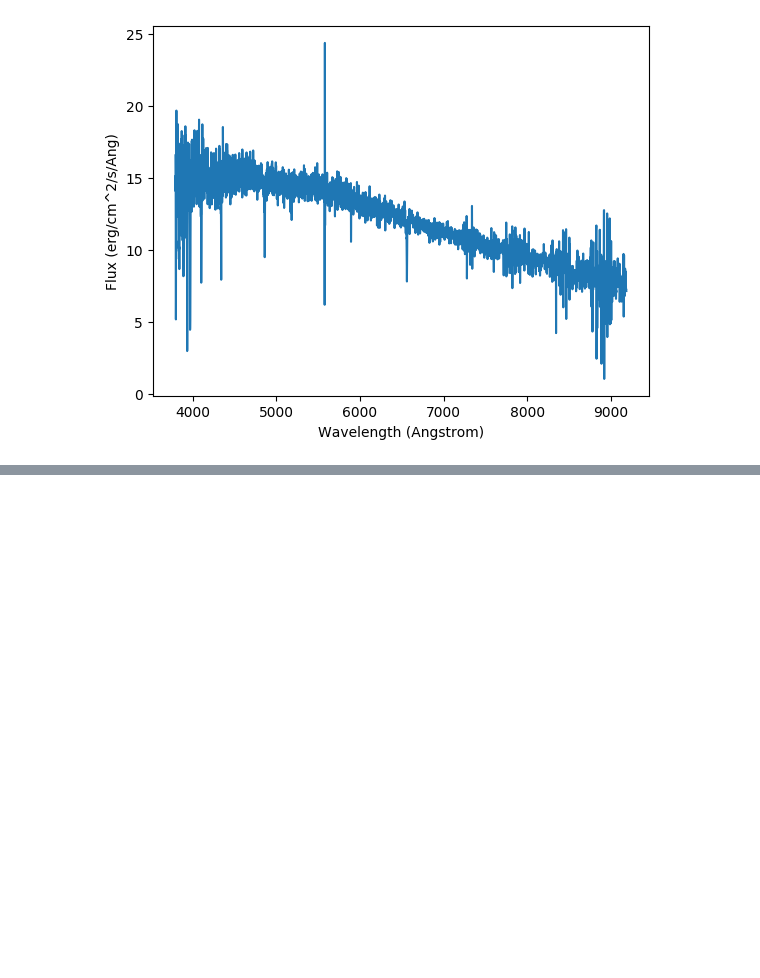
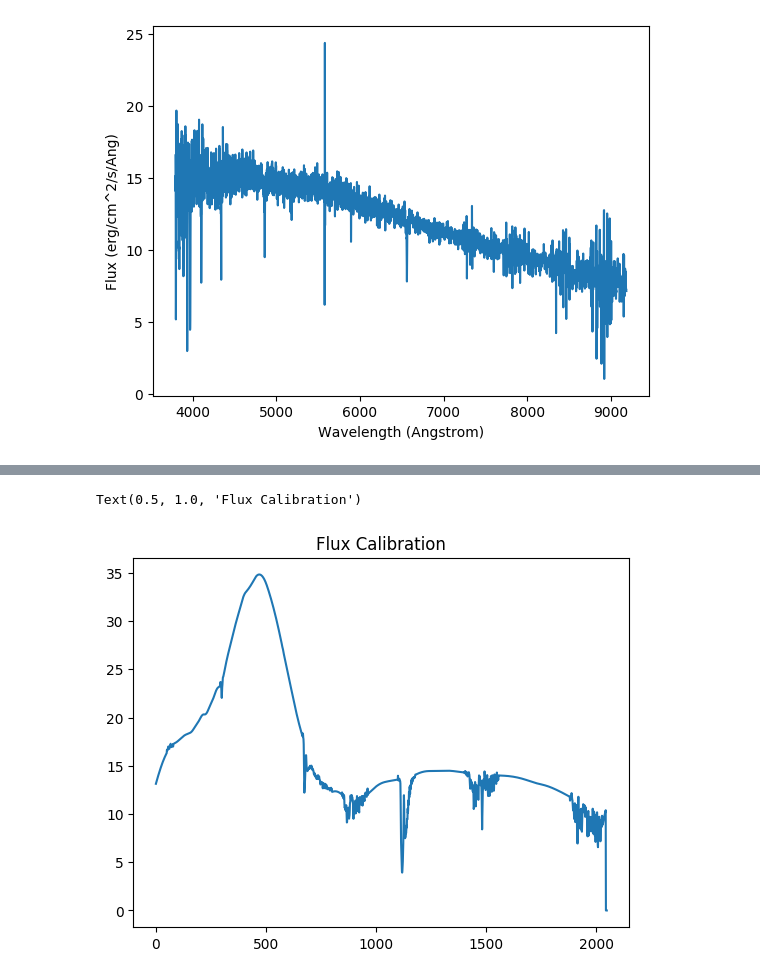
Before and after one commit to dirac-institute/stellar_karaoke, a Jupyter notebook: SDSS_Spectra_with_astroquery.ipynb, the cells around one changed output, grey strips where cells are left out. Cells and saved outputs as stored; diff of their text form; code cells hidden in the pictures; blank space fills up the shorter version.

```diff
--- a/SDSS_Spectra_with_astroquery.ipynb
+++ b/SDSS_Spectra_with_astroquery.ipynb
@@ -123,0 +345,9 @@ Text(0, 0.5, 'Flux (erg/cm^2/s/Ang)')
+# %%
+fluxCalib = fits.open(f'data/{plateNumber}/spFluxcalib-r1-{expIdDownload}.fits.gz')
+# %%
+plt.plot(fluxCalib[0].data[0])
+#plt.plot(fluxCorr[0].data[1])
+plt.title('Flux Calibration')
+# %% [output]
+Text(0.5, 1.0, 'Flux Calibration')
+[figure, added]
```
Also changed, not shown: parts of 37 cells of this notebook.
